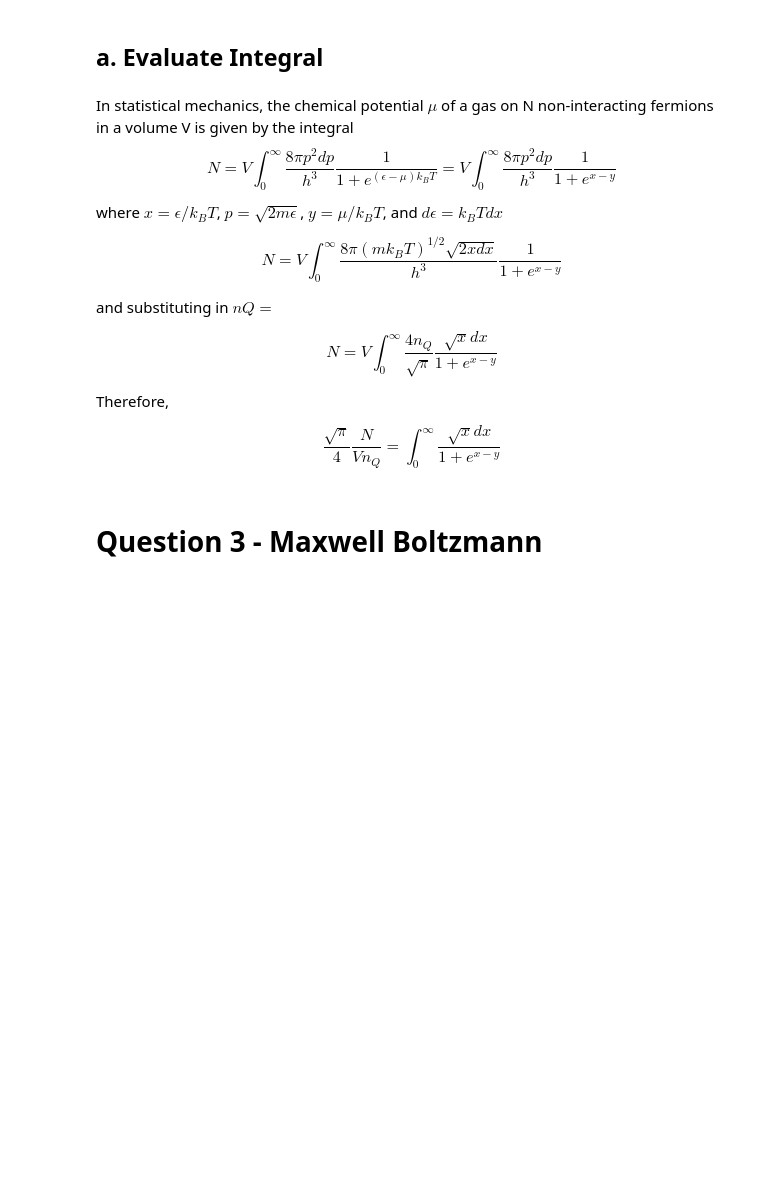
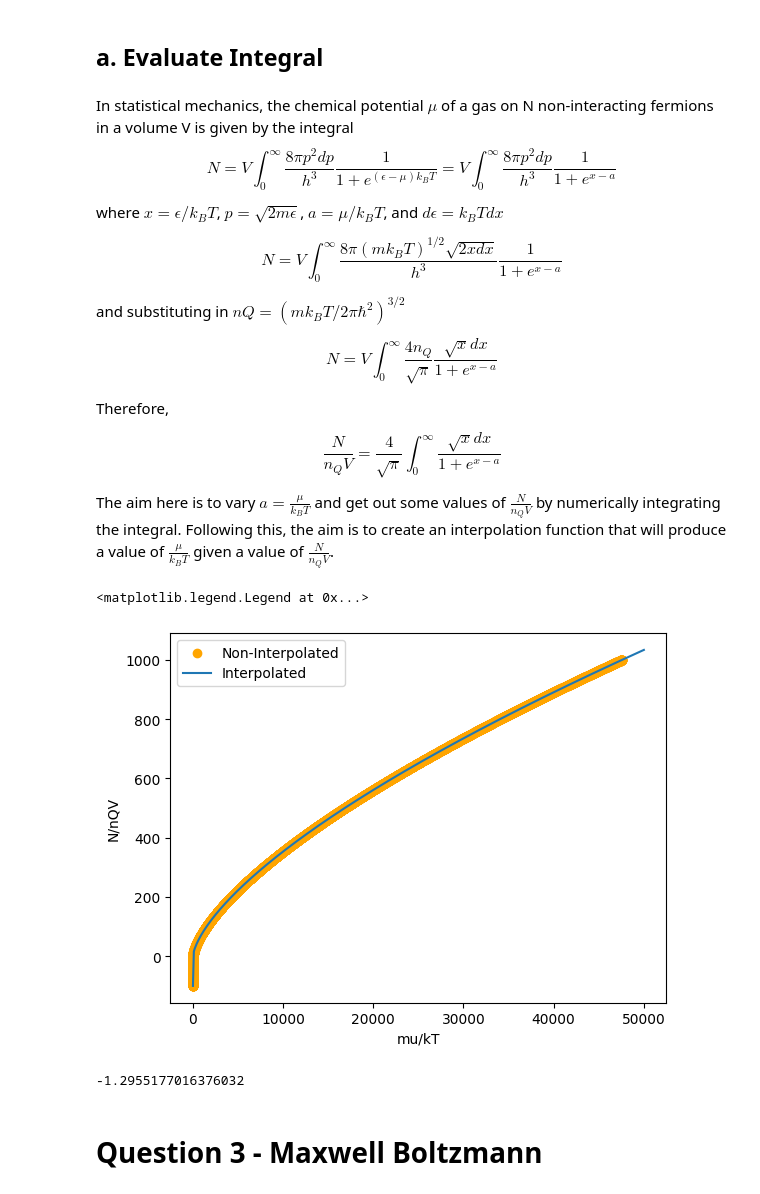
Before and after one commit to LFW25/PHYS512-Computational_Physics, a Jupyter notebook: Assignments/A2.ipynb, the cells around one changed output. Drawn from its saved outputs; the diff is of its cells as text; code cells hidden in the pictures; blank space fills up the shorter version.

```diff
--- a/Assignments/A2.ipynb
+++ b/Assignments/A2.ipynb
@@ -148,15 +133,17 @@ Based on the numbers acquired here, the estimate of the error is not good. In bo
 ## **a. Evaluate Integral**
 # %% [markdown]
 In statistical mechanics, the chemical potential $\mu$ of a gas on N non-interacting fermions in a volume V is given by the integral
-$$ N = V\int_0^{\infty} \frac{8\pi p^2dp}{h^3}\frac{1}{1 + e^{(\epsilon - \mu)k_BT}} = V\int_0^{\infty} \frac{8\pi p^2dp}{h^3}\frac{1}{1 + e^{x - y}}$$
-where $x = \epsilon/k_BT$, $p = \sqrt{2m\epsilon}$, $y = \mu/k_BT$, and $d\epsilon = k_BTdx$
+$$ N = V\int_0^{\infty} \frac{8\pi p^2dp}{h^3}\frac{1}{1 + e^{(\epsilon - \mu)k_BT}} = V\int_0^{\infty} \frac{8\pi p^2dp}{h^3}\frac{1}{1 + e^{x - a}}$$
+where $x = \epsilon/k_BT$, $p = \sqrt{2m\epsilon}$, $a = \mu/k_BT$, and $d\epsilon = k_BTdx$
 
-$$ N = V\int_0^{\infty} \frac{8\pi (mk_BT)^{1/2}\sqrt{2xdx}}{h^3}\frac{1}{1 + e^{x - y}} $$
+$$ N = V\int_0^{\infty} \frac{8\pi (mk_BT)^{1/2}\sqrt{2xdx}}{h^3}\frac{1}{1 + e^{x - a}} $$
 
-and substituting in $nQ = $
+and substituting in $nQ = (mk_BT/2\pi\hbar^2)^{3/2}$
 
-$$ N = V\int_0^{\infty} \frac{4n_Q}{\sqrt{\pi}}\frac{\sqrt{x}dx}{1 + e^{x - y}} $$
+$$ N = V\int_0^{\infty} \frac{4n_Q}{\sqrt{\pi}}\frac{\sqrt{x}dx}{1 + e^{x - a}} $$
 
 Therefore,
 
-$$ \frac{\sqrt{\pi}}{4}\frac{N}{Vn_Q} = \int_0^{\infty}\frac{\sqrt{x}dx}{1 + e^{x - y}} $$
+$$ \frac{N}{n_QV} = \frac{4}{\sqrt{\pi}}\int_0^{\infty}\frac{\sqrt{x}dx}{1 + e^{x - a}} $$
+
+The aim here is to vary $a = \frac{\mu}{k_BT}$ and get out some values of $\frac{N}{n_QV}$ by numerically integrating the integral. Following this, the aim is to create an interpolation function that will produce a value of $\frac{\mu}{k_BT}$ given a value of $\frac{N}{n_QV}$.
@@ -213,3 +150,53 @@ y = np.linspace(-10^3, 10^3, 10^6)
+# %%
+import numpy as np
+import matplotlib.pyplot as plt
+from scipy.integrate import simpson
+import scipy as sc
+
+def integral(x, a):
+    res = 4/np.sqrt(np.pi)*np.sqrt(x)/(1 + np.exp(x - a))
+    return res
+
+a_list = np.linspace(-100, 1000, int(10E3)) # a = mu/kT, lower value is -600 since the function encounters overflow at lower values
+integral_list = []
+N = 1000 # Use 1000 x-points
+
+for a in a_list:
+    x = np.linspace(0, a + 100, N) # Gaussian distribution of x-points since the function has a Gaussian-ish shape
+    func_y_points = integral(x, a) # Get y-points of the function within the integrand
+    integral_list.append(simpson(func_y_points, x))
+
+
+# Plot the values of the integrand
+# plt.figure(1)
+# plt.scatter(x, func_y_points, s = 1, label = f"a = {a}")
+# plt.title("RHS of Equation")
+# plt.xlabel("x")
+# plt.ylabel("y")
+
+spline = sc.interpolate.CubicSpline(integral_list, a_list)
+x_vals = np.linspace(0, 50000, 500)
+
+# Plot the LHS against the input mu/kT
+plt.figure(2)
+plt.scatter(integral_list, a_list, c = "orange", label = "Non-Interpolated")
+plt.xlabel("mu/kT")
+plt.ylabel("N/nQV")
+plt.plot(x_vals, spline(x_vals), label = "Interpolated")
+plt.legend()
+# %% [output]
+<matplotlib.legend.Legend at 0x...>
+[figure, added]
+# %%
+def get_n_nQV(x):
+    spline = sc.interpolate.CubicSpline(integral_list, a_list)
+    interpolated_value = spline(x)
+
+    return interpolated_value
+
+print(get_n_nQV(0.5)) # Test the function
+# %% [output]
+-1.2955177016376032
 # %% [markdown]
 # **Question 3** - Maxwell Boltzmann
 # %% [markdown]
```
Also changed, not shown: parts of 6 cells of this notebook.
